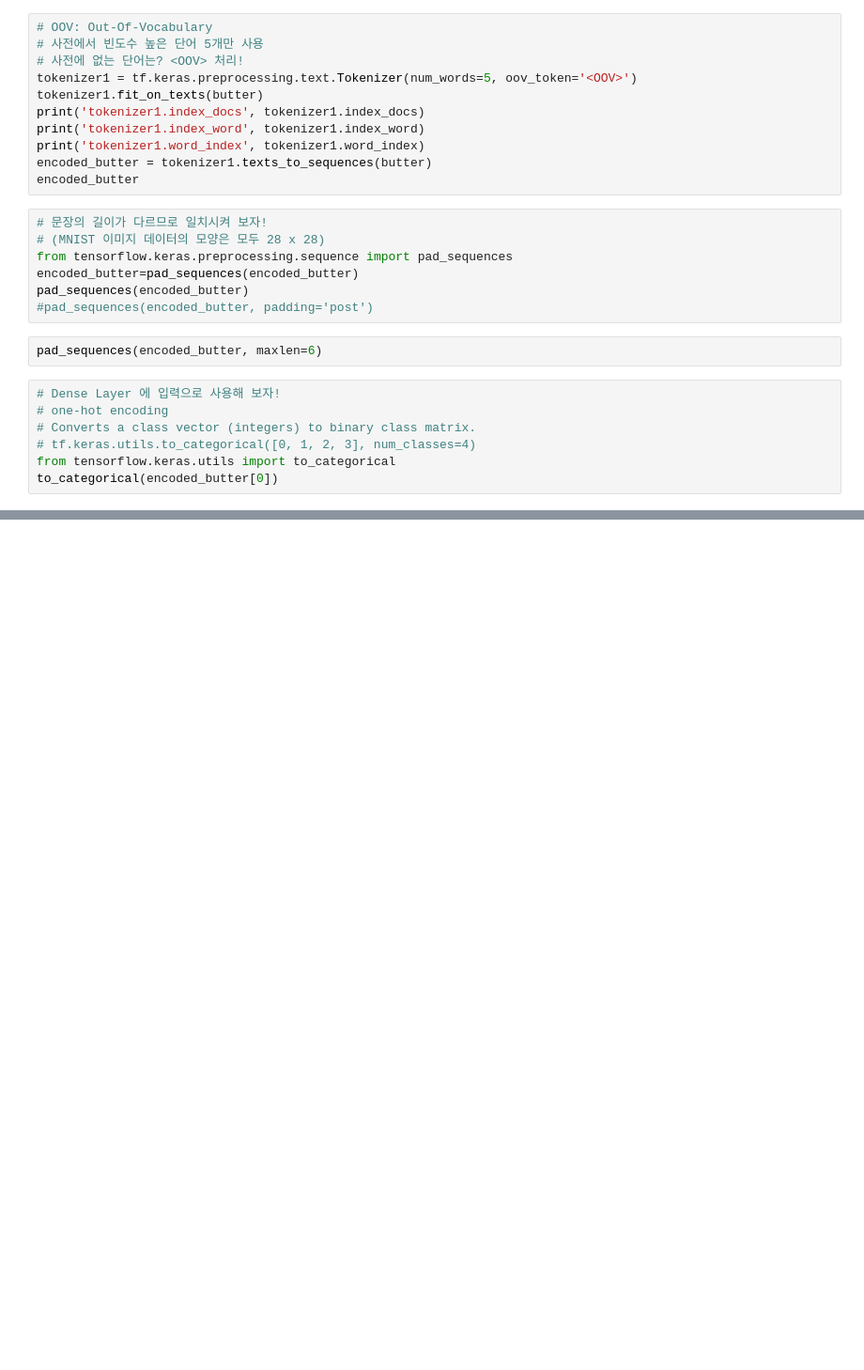
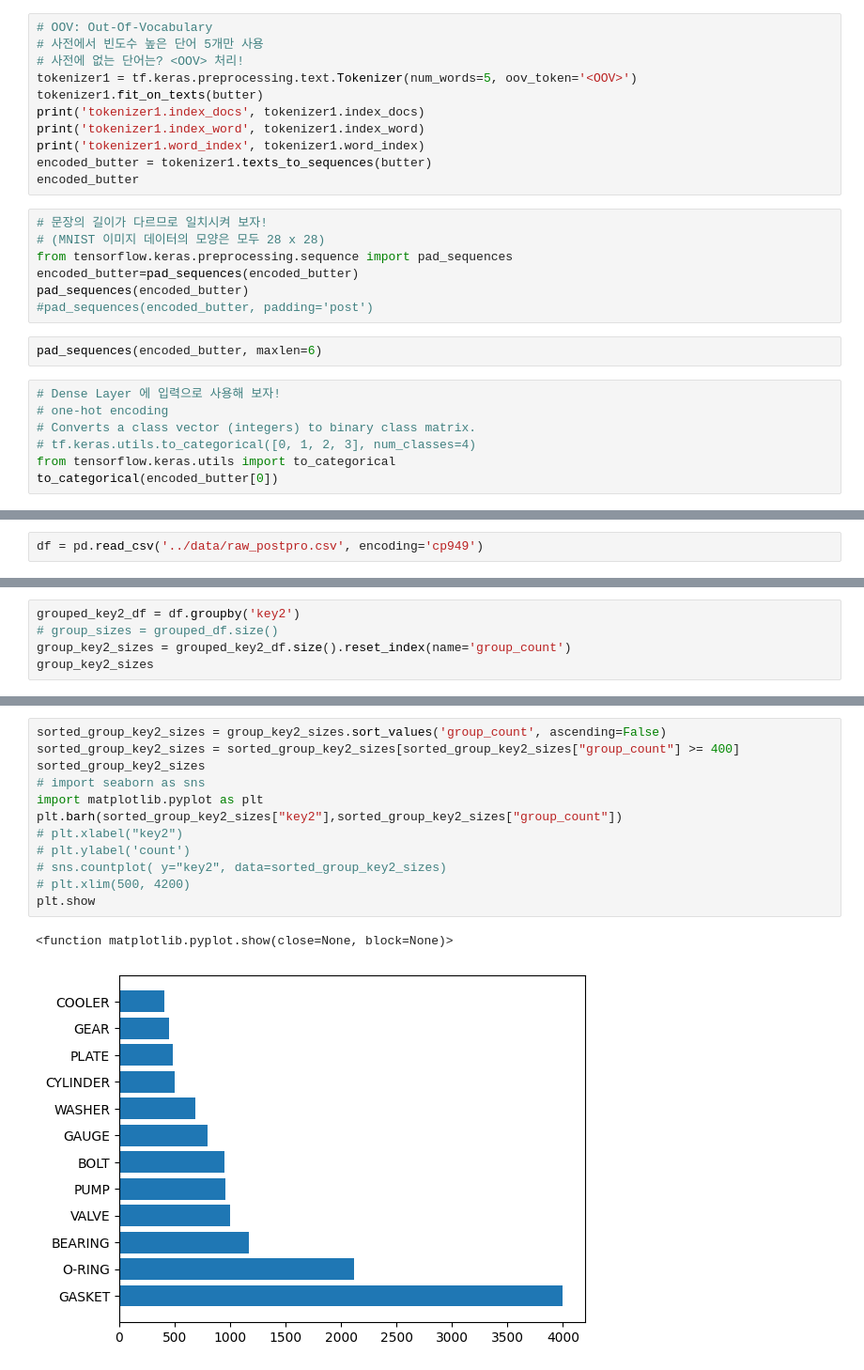
Before and after one commit to hwk44/ShipSupplies, a Jupyter notebook: DA/notebooks/test.ipynb, the cells around one changed output, grey strips where cells are left out. Shown: that part at 94% size. Cells and saved outputs as stored; diff of their text form; blank space fills up the shorter version.

```diff
--- a/DA/notebooks/test.ipynb
+++ b/DA/notebooks/test.ipynb
@@ -143,0 +146,2 @@ to_categorical(encoded_butter[0])
+# %%
+df = pd.read_csv('../data/raw_postpro.csv', encoding='cp949')
@@ -143,0 +165,5 @@ to_categorical(encoded_butter[0])
+# %%
+grouped_key2_df = df.groupby('key2')
+# group_sizes = grouped_df.size()
+group_key2_sizes = grouped_key2_df.size().reset_index(name='group_count')
+group_key2_sizes
@@ -143,0 +184,15 @@ to_categorical(encoded_butter[0])
+# %%
+sorted_group_key2_sizes = group_key2_sizes.sort_values('group_count', ascending=False)
+sorted_group_key2_sizes = sorted_group_key2_sizes[sorted_group_key2_sizes["group_count"] >= 400]
+sorted_group_key2_sizes
+# import seaborn as sns
+import matplotlib.pyplot as plt
+plt.barh(sorted_group_key2_sizes["key2"],sorted_group_key2_sizes["group_count"])
+# plt.xlabel("key2")
+# plt.ylabel('count')
+# sns.countplot( y="key2", data=sorted_group_key2_sizes)
+# plt.xlim(500, 4200)
+plt.show
+# %% [output]
+<function matplotlib.pyplot.show(close=None, block=None)>
+[figure, added]
```
Also changed, not shown: parts of 7 cells of this notebook, 2 other files.
